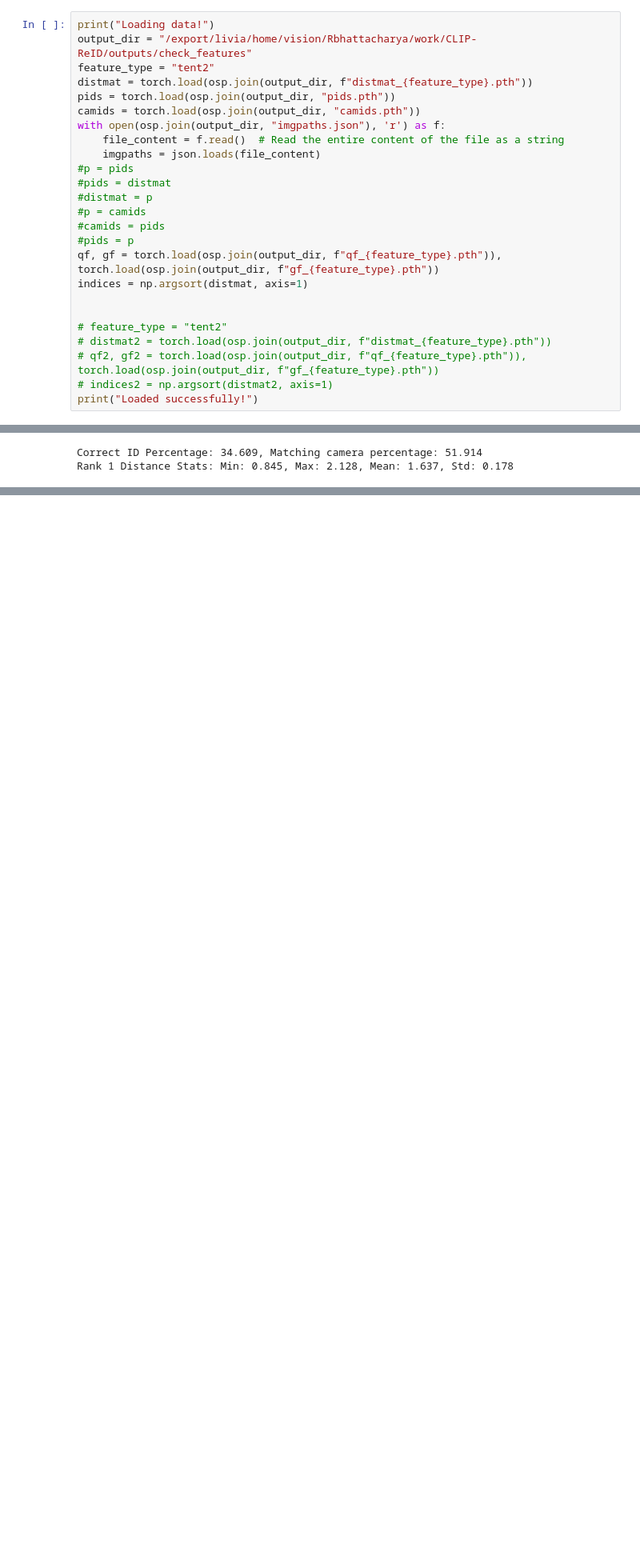
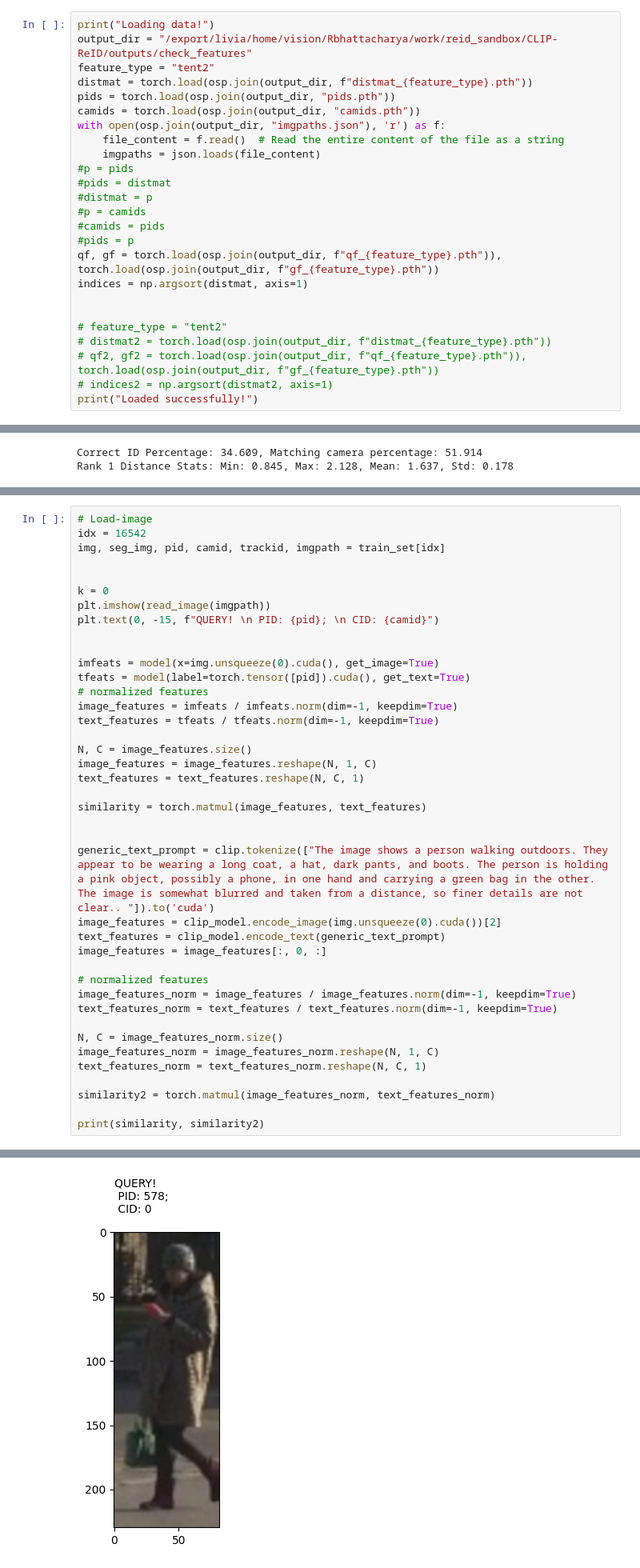
Before and after one commit to rB080/reid_sandbox, a Jupyter notebook: CLIP-ReID/inspect_feats.ipynb, the cells around one changed output, grey strips where cells are left out. Shown at 80% size. Saved outputs shown, nothing was run; the diff lists cells and outputs as text; blank space fills up the shorter version.

```diff
--- a/CLIP-ReID/inspect_feats.ipynb
+++ b/CLIP-ReID/inspect_feats.ipynb
@@ -15,7 +17,7 @@ from utils.metrics import euclidean_distance, cosine_similarity, eval_func
 from analyse import *
 # %%
 print("Loading data!")
-output_dir = "/export/livia/home/vision/Rbhattacharya/work/CLIP-ReID/outputs/check_features"
+output_dir = "/export/livia/home/vision/Rbhattacharya/work/reid_sandbox/CLIP-ReID/outputs/check_features"
 feature_type = "tent2"
 distmat = torch.load(osp.join(output_dir, f"distmat_{feature_type}.pth"))
 pids = torch.load(osp.join(output_dir, "pids.pth"))
@@ -380,0 +439,41 @@ Rank 1 Distance Stats: Min: 0.845, Max: 2.128, Mean: 1.637, Std: 0.178
+# %%
+# Load-image
+idx = 16542
+img, seg_img, pid, camid, trackid, imgpath = train_set[idx]
+
+
+k = 0
+plt.imshow(read_image(imgpath))
+plt.text(0, -15, f"QUERY! \n PID: {pid}; \n CID: {camid}")
+
+
+imfeats = model(x=img.unsqueeze(0).cuda(), get_image=True)
+tfeats = model(label=torch.tensor([pid]).cuda(), get_text=True)
+# normalized features
+image_features = imfeats / imfeats.norm(dim=-1, keepdim=True)
+text_features = tfeats / tfeats.norm(dim=-1, keepdim=True)
+
+N, C = image_features.size()
+image_features = image_features.reshape(N, 1, C)
+text_features = text_features.reshape(N, C, 1)
+
+similarity = torch.matmul(image_features, text_features)
+
+
+generic_text_prompt = clip.tokenize(["The image shows a person walking outdoors. They appear to be wearing a long coat, a hat, dark pants, and boots. The person is holding a pink object, possibly a phone, in one hand and carrying a green bag in the other. The image is somewhat blurred and taken from a distance, so finer details are not clear.. "]).to('cuda')
+image_features = clip_model.encode_image(img.unsqueeze(0).cuda())[2]
+text_features = clip_model.encode_text(generic_text_prompt)
+image_features = image_features[:, 0, :]
+
+# normalized features
+image_features_norm = image_features / image_features.norm(dim=-1, keepdim=True)
+text_features_norm = text_features / text_features.norm(dim=-1, keepdim=True)
+
+N, C = image_features_norm.size()
+image_features_norm = image_features_norm.reshape(N, 1, C)
+text_features_norm = text_features_norm.reshape(N, C, 1)
+
+similarity2 = torch.matmul(image_features_norm, text_features_norm)
+
+print(similarity, similarity2)
+# %% [output]
@@ -380,0 +481 @@ Rank 1 Distance Stats: Min: 0.845, Max: 2.128, Mean: 1.637, Std: 0.178
+[figure, added]
```
Also changed, not shown: parts of 16 cells of this notebook, 1 other file.
